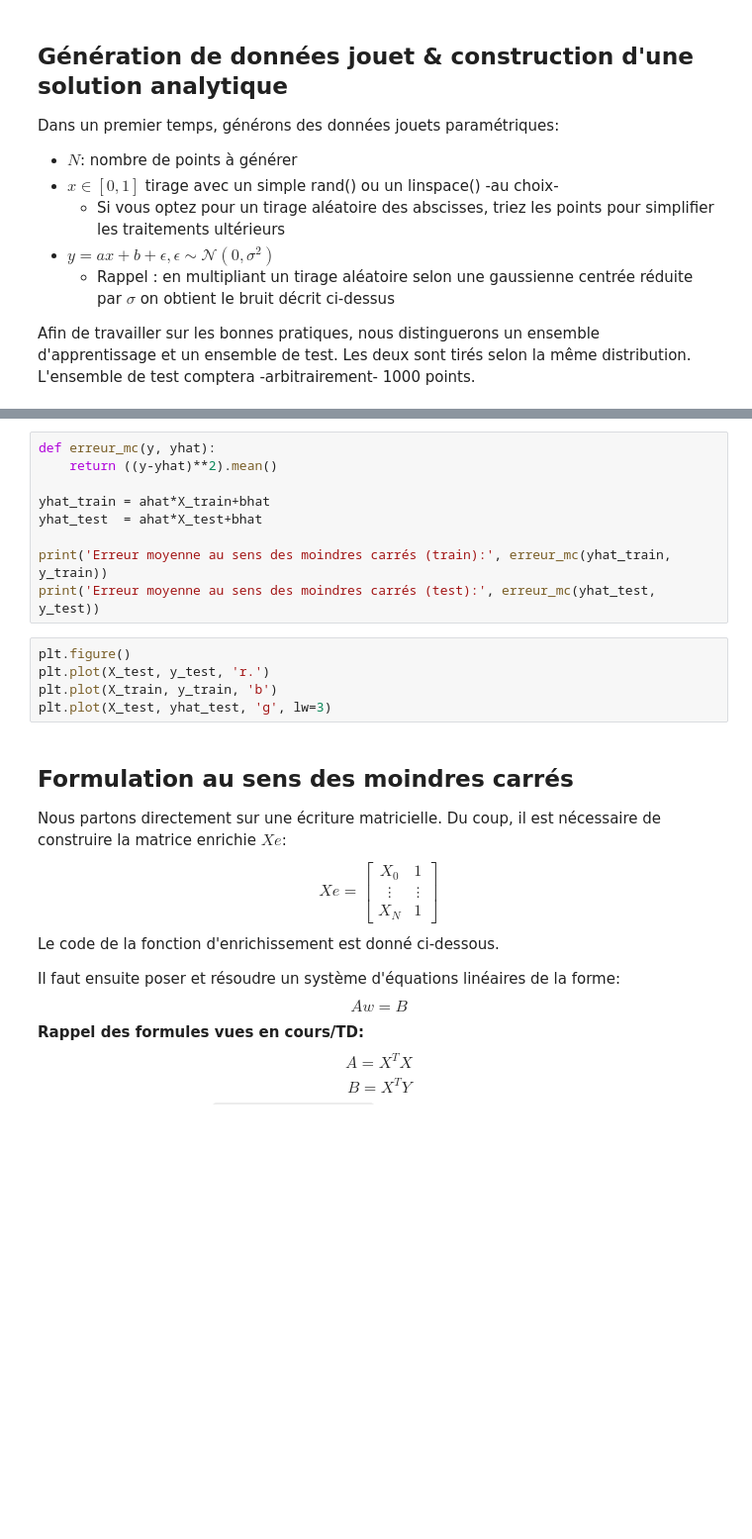
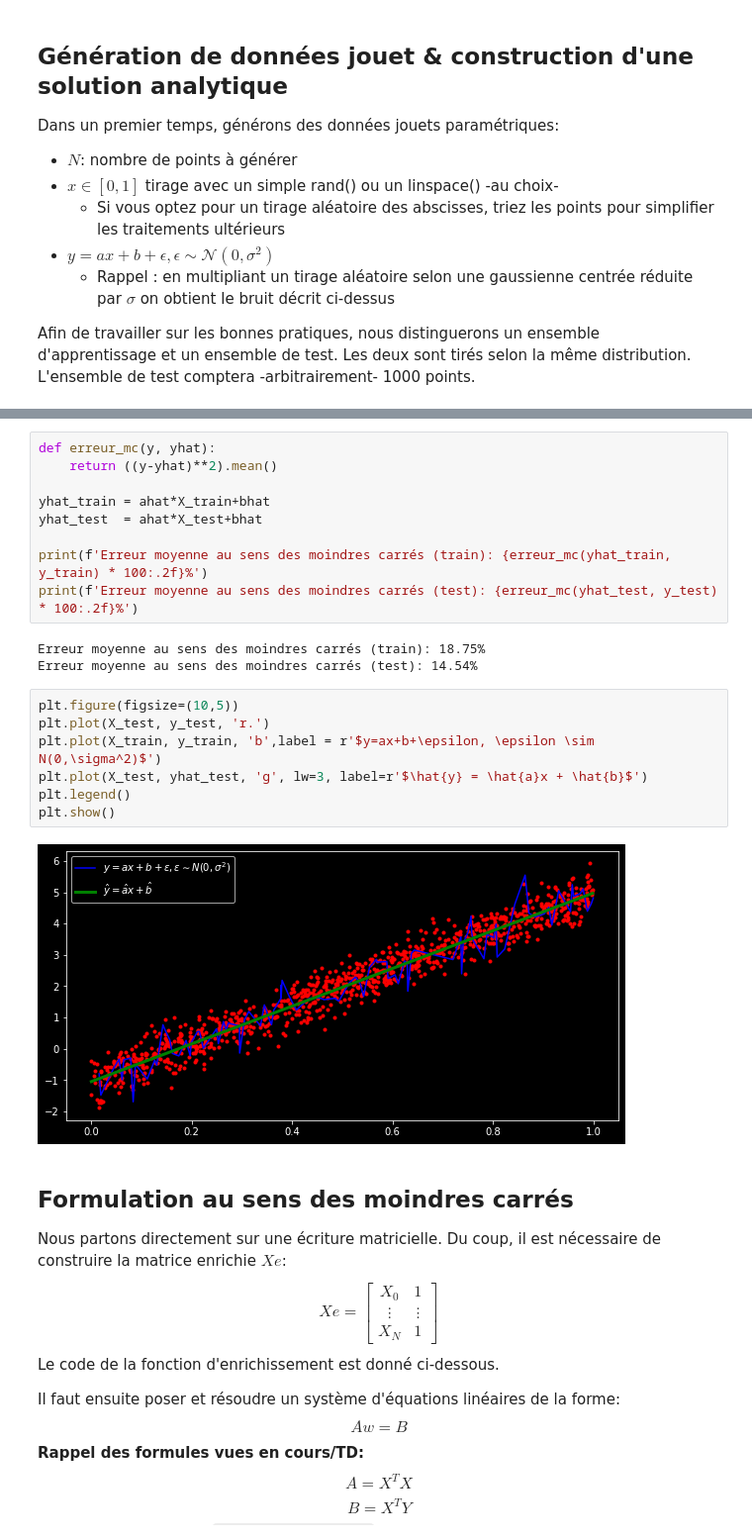
Before and after one commit to White-On/MAPSI_TME_2022, a Jupyter notebook: TME9/tme9_etu.ipynb, the cells around one changed output, grey strips where cells are left out. Shown: that part at 99% size. Saved outputs shown, nothing was run; the diff lists cells and outputs as text; blank space fills up the shorter version.

```diff
--- a/TME9/tme9_etu.ipynb
+++ b/TME9/tme9_etu.ipynb
@@ -65,13 +76,20 @@ def erreur_mc(y, yhat):
 yhat_train = ahat*X_train+bhat
 yhat_test  = ahat*X_test+bhat
 
-print('Erreur moyenne au sens des moindres carrés (train):', erreur_mc(yhat_train, y_train))
-print('Erreur moyenne au sens des moindres carrés (test):', erreur_mc(yhat_test, y_test))
+print(f'Erreur moyenne au sens des moindres carrés (train): {erreur_mc(yhat_train, y_train) * 100:.2f}%')
+print(f'Erreur moyenne au sens des moindres carrés (test): {erreur_mc(yhat_test, y_test) * 100:.2f}%')
+# %% [output]
+Erreur moyenne au sens des moindres carrés (train): 18.75%
+Erreur moyenne au sens des moindres carrés (test): 14.54%
 # %%
-plt.figure()
+plt.figure(figsize=(10,5))
 plt.plot(X_test, y_test, 'r.')
-plt.plot(X_train, y_train, 'b')
-plt.plot(X_test, yhat_test, 'g', lw=3)
+plt.plot(X_train, y_train, 'b',label = r'$y=ax+b+\epsilon, \epsilon \sim  N(0,\sigma^2)$')
+plt.plot(X_test, yhat_test, 'g', lw=3, label=r'$\hat{y} = \hat{a}x + \hat{b}$')
+plt.legend()
+plt.show()
+# %% [output]
+[figure, added]
 # %% [markdown]
 ## Formulation au sens des moindres carrés
 
```
Also changed, not shown: parts of 16 cells of this notebook.
